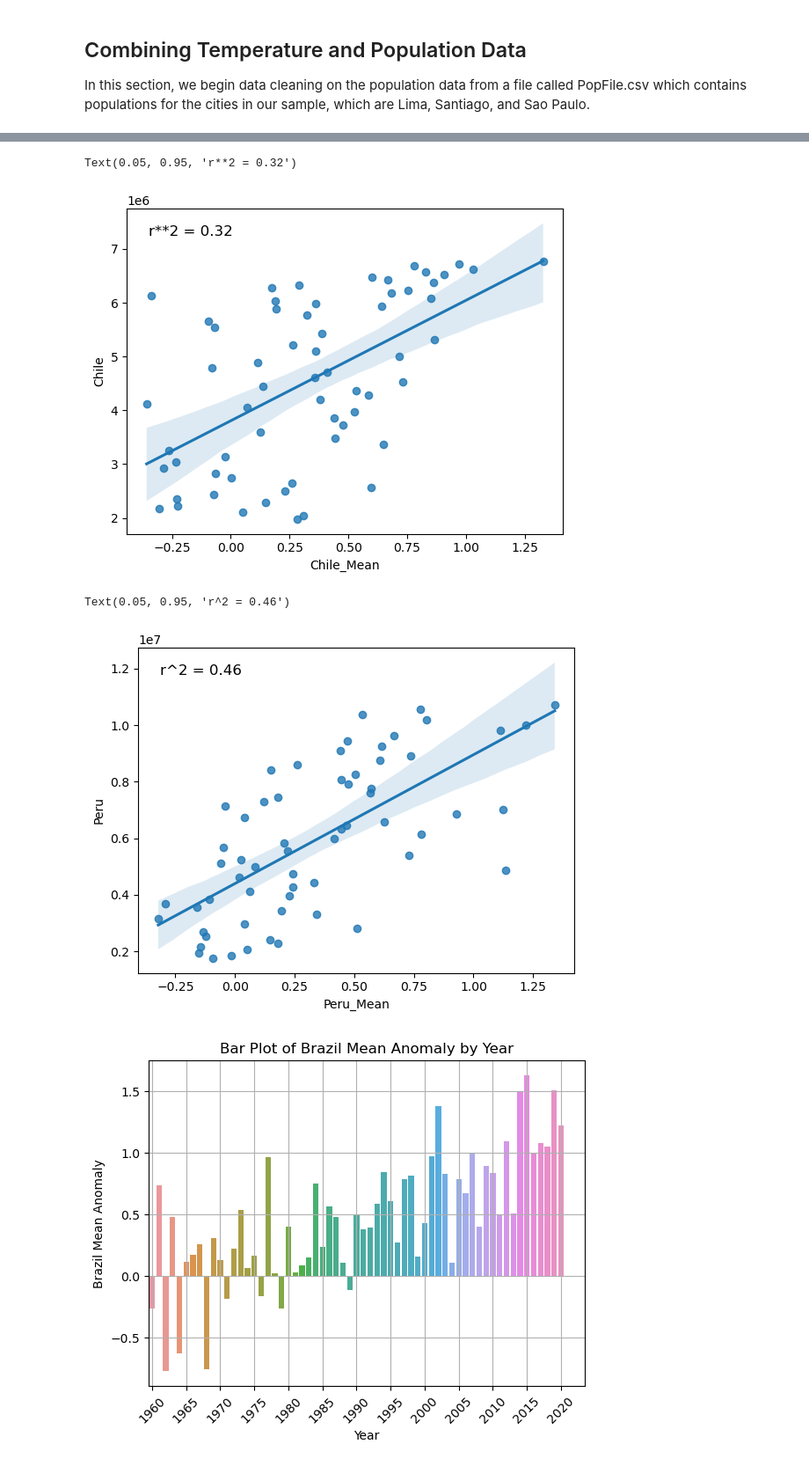
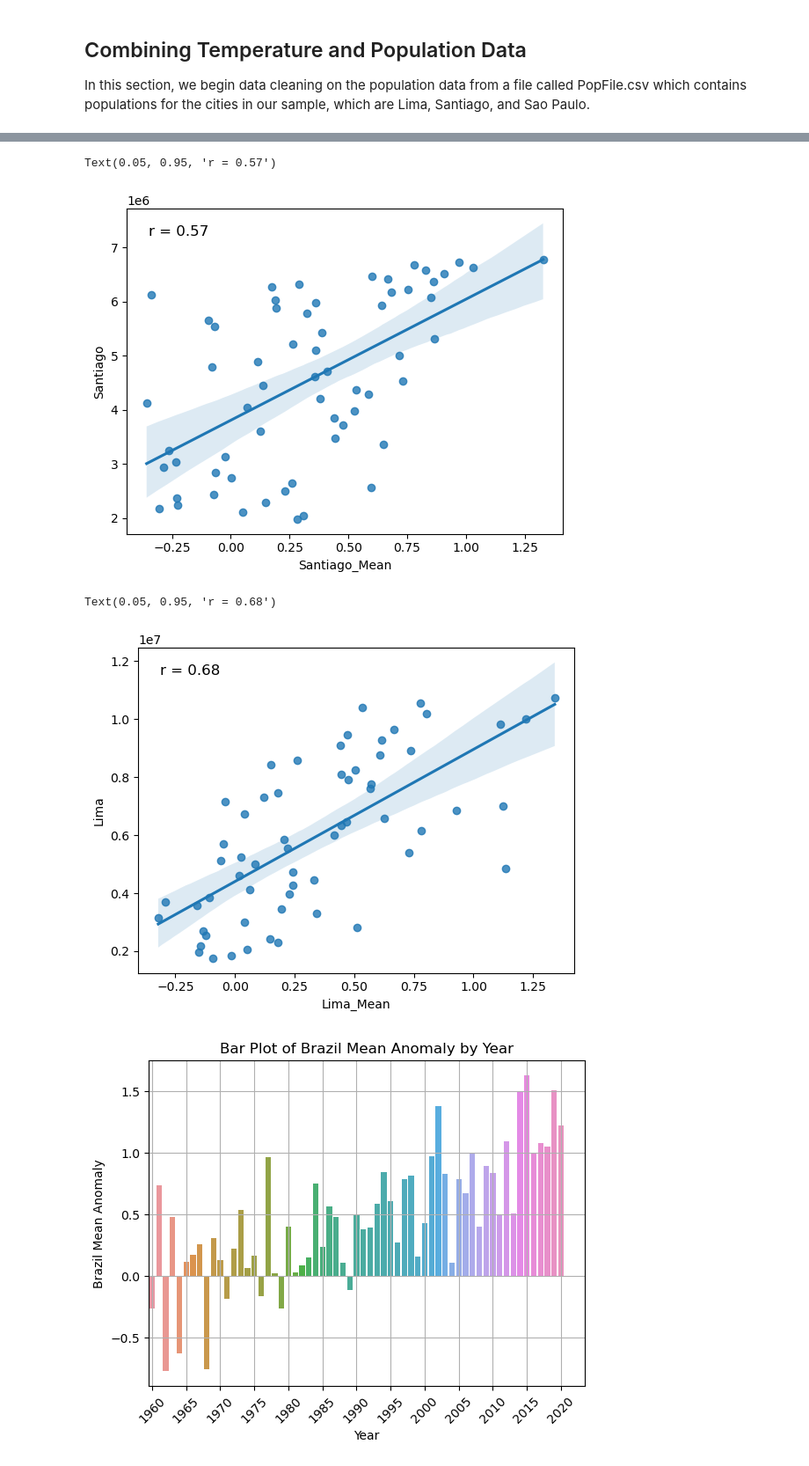
Before and after one commit to gowrath/Climate_EDA-SouthAmerica, a Jupyter notebook: TemperatureAndPopulation.ipynb, the cells around one changed output, grey strips where cells are left out. Shown at 88% size. Cells and saved outputs as stored; diff of their text form; code cells hidden in the pictures.

Commit message:
cleans up / reorganizes files

```diff
--- a/TemperatureAndPopulation.ipynb
+++ b/TemperatureAndPopulation.ipynb
@@ -75,7 +76,7 @@ pop_data_focus.drop(['Country Name', 'Country Code', 'Indicator Name', 'Indicato
 pop_data_focus = pop_data_focus.transpose()
 
 # rename the columns correctly
-pop_data_focus = pop_data_focus.rename(columns={29: 'Brazil', 39: 'Chile', 186:'Peru'})
+pop_data_focus = pop_data_focus.rename(columns={29: 'SaoPaolo', 39: 'Santiago', 186:'Lima'})
 
 # no non-numerics
 pop_data_focus = pop_data_focus[pop_data_focus.index.str.isnumeric()]
@@ -91,7 +92,7 @@ pop_data_focus['date_formatted'] = pd.to_datetime(pop_data_focus['year'], format
 
 
 
-pop_data_focus
+pop_data_focus.tail(100)
 # %% [output]
 A value is trying to be set on a copy of a slice from a DataFrame
 
@@ -198,16 +214,16 @@ santiago_data['date_formatted'] = pd.to_datetime(lima_data['year'], format='%Y')
 
 sp_yearly_mean = saopaulo_data.groupby('year')['monthly_anom'].mean().reset_index()
 pop_data_focus = pd.merge(pop_data_focus, sp_yearly_mean, on='year', how='left')
-pop_data_focus.rename(columns={'monthly_anom': 'Brazil_Mean'}, inplace=True)
+pop_data_focus.rename(columns={'monthly_anom': 'SaoPaolo_Mean'}, inplace=True)
 
 
 st_yearly_mean = santiago_data.groupby('year')['monthly_anom'].mean().reset_index()
 pop_data_focus = pd.merge(pop_data_focus, st_yearly_mean, on='year', how='left')
-pop_data_focus.rename(columns={'monthly_anom': 'Chile_Mean'}, inplace=True)
+pop_data_focus.rename(columns={'monthly_anom': 'Santiago_Mean'}, inplace=True)
 
 lima_yearly_mean = lima_data.groupby('year')['monthly_anom'].mean().reset_index()
 pop_data_focus = pd.merge(pop_data_focus, lima_yearly_mean, on='year', how='left')
-pop_data_focus.rename(columns={'monthly_anom': 'Peru_Mean'}, inplace=True)
+pop_data_focus.rename(columns={'monthly_anom': 'Lima_Mean'}, inplace=True)
 
 
 pop_data_focus.head()
@@ -265,27 +334,27 @@ Text(0.05, 0.95, 'r**2 = 0.51')
 # %%
-pop_data_focus_clean = pop_data_focus.replace([np.inf, -np.inf], np.nan).dropna(subset=['Chile', 'Chile_Mean'])
+pop_data_focus_clean = pop_data_focus.replace([np.inf, -np.inf], np.nan).dropna(subset=['Santiago', 'Santiago_Mean'])
 
-r = scipy.stats.pearsonr(x=pop_data_focus_clean['Chile'], y=pop_data_focus_clean['Chile_Mean'])[0]
+r = scipy.stats.pearsonr(x=pop_data_focus_clean['Santiago'], y=pop_data_focus_clean['Santiago_Mean'])[0]
 
 
-sns.regplot(x='Chile_Mean', y='Chile', data=pop_data_focus)
+sns.regplot(x='Santiago_Mean', y='Santiago', data=pop_data_focus)
 
-plt.text(0.05, 0.95, 'r^2 = ' + str(round(r**2, 2)), transform=plt.gca().transAxes, fontsize=12, verticalalignment='top')
+plt.text(0.05, 0.95, 'r = ' + str(round(r, 2)), transform=plt.gca().transAxes, fontsize=12, verticalalignment='top')
 # %% [output]
-Text(0.05, 0.95, 'r**2 = 0.32')
+Text(0.05, 0.95, 'r = 0.57')
-[figure, old version]
+[figure, new version]
 # %%
-pop_data_focus_clean = pop_data_focus.replace([np.inf, -np.inf], np.nan).dropna(subset=['Peru', 'Peru_Mean'])
+pop_data_focus_clean = pop_data_focus.replace([np.inf, -np.inf], np.nan).dropna(subset=['Lima', 'Lima_Mean'])
 
-r = scipy.stats.pearsonr(x=pop_data_focus_clean['Peru'], y=pop_data_focus_clean['Peru_Mean'])[0]
+r = scipy.stats.pearsonr(x=pop_data_focus_clean['Lima'], y=pop_data_focus_clean['Lima_Mean'])[0]
 
 
-sns.regplot(x='Peru_Mean', y='Peru', data=pop_data_focus)
+sns.regplot(x='Lima_Mean', y='Lima', data=pop_data_focus)
 
-plt.text(0.05, 0.95, 'r^2 = ' + str(round(r**2, 2)), transform=plt.gca().transAxes, fontsize=12, verticalalignment='top')
+plt.text(0.05, 0.95, 'r = ' + str(round(r, 2)), transform=plt.gca().transAxes, fontsize=12, verticalalignment='top')
 # %% [output]
-Text(0.05, 0.95, 'r^2 = 0.46')
+Text(0.05, 0.95, 'r = 0.68')
-[figure, old version]
+[figure, new version]
 # %%
 sns.barplot(x='year', y='Brazil_Mean', data=pop_data_focus)
 
```
Also changed, not shown: parts of 11 cells of this notebook, 15 other files.
